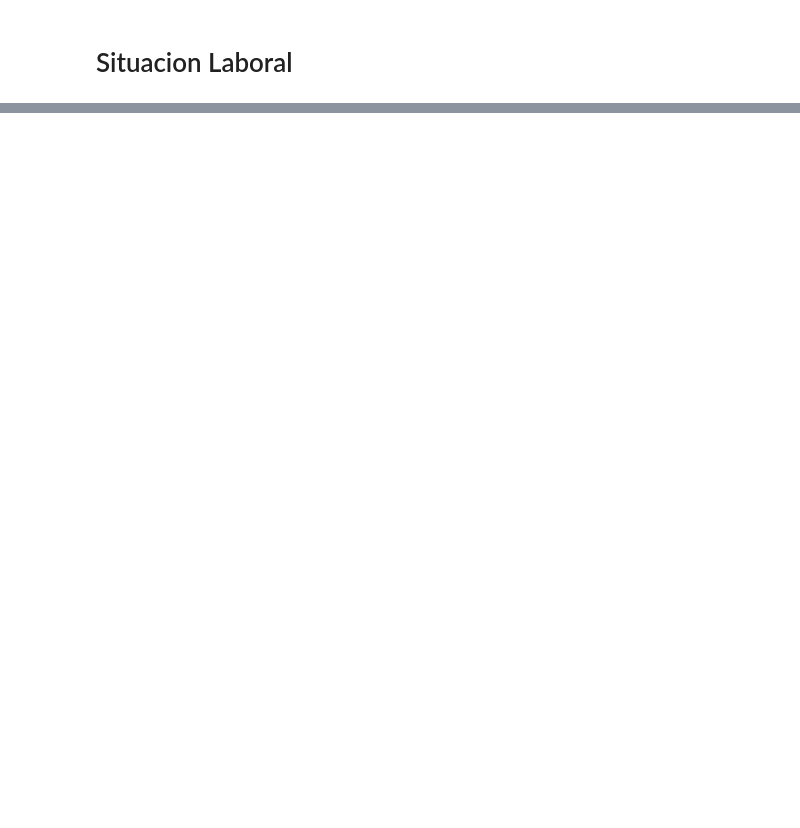
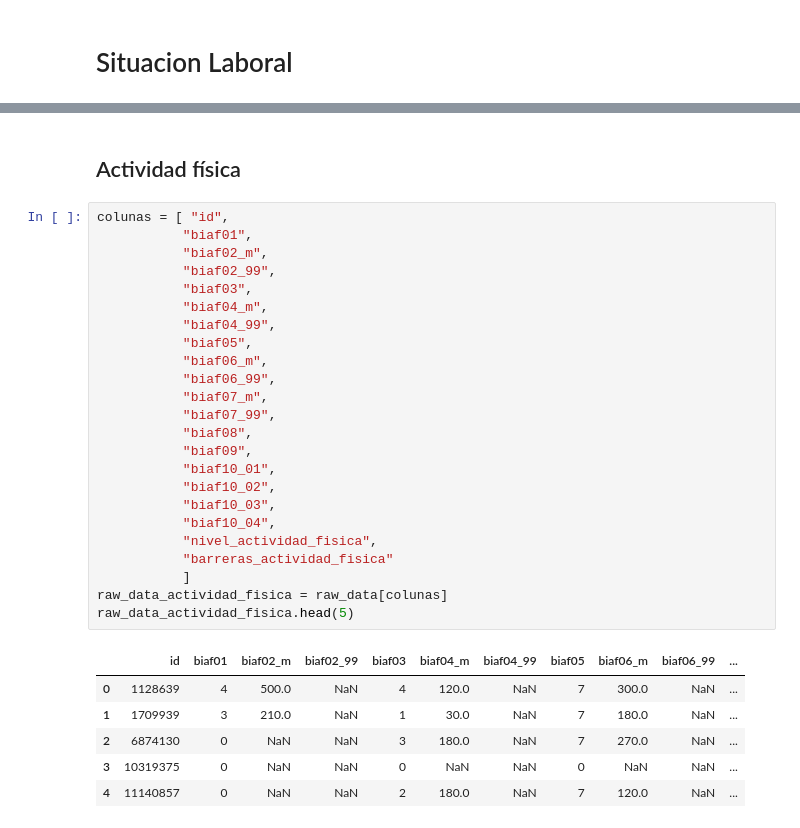
Before and after one commit to fausmurgades/Fundamentos-De-La-Ciencia-De-Datos-TP-Especial, a Jupyter notebook: nacho.ipynb, the cells around one changed output, grey strips where cells are left out. Saved outputs shown, nothing was run; the diff lists cells and outputs as text; blank space fills up the shorter version.

```diff
--- a/nacho.ipynb
+++ b/nacho.ipynb
@@ -143,0 +271,33 @@ df_sit_laboral.head()
+# %% [markdown]
+## Actividad física
+# %%
+colunas = [ "id",
+           "biaf01",
+           "biaf02_m",
+           "biaf02_99",
+           "biaf03",
+           "biaf04_m",
+           "biaf04_99",
+           "biaf05",
+           "biaf06_m",
+           "biaf06_99",
+           "biaf07_m",
+           "biaf07_99",
+           "biaf08",
+           "biaf09",
+           "biaf10_01",
+           "biaf10_02",
+           "biaf10_03",
+           "biaf10_04",
+           "nivel_actividad_fisica",
+           "barreras_actividad_fisica"
+           ]
+raw_data_actividad_fisica = raw_data[colunas]
+raw_data_actividad_fisica.head(5)
+# %% [output]
+|  | id | biaf01 | biaf02_m | biaf02_99 | biaf03 | biaf04_m | biaf04_99 | biaf05 | biaf06_m | biaf06_99 | ... |
+| 0 | 1128639 | 4 | 500.0 | NaN | 4 | 120.0 | NaN | 7 | 300.0 | NaN | ... |
+| 1 | 1709939 | 3 | 210.0 | NaN | 1 | 30.0 | NaN | 7 | 180.0 | NaN | ... |
+| 2 | 6874130 | 0 | NaN | NaN | 3 | 180.0 | NaN | 7 | 270.0 | NaN | ... |
+| 3 | 10319375 | 0 | NaN | NaN | 0 | NaN | NaN | 0 | NaN | NaN | ... |
+| 4 | 11140857 | 0 | NaN | NaN | 2 | 180.0 | NaN | 7 | 120.0 | NaN | ... |
```
Also changed, not shown: parts of 52 cells of this notebook, 3 other files.
